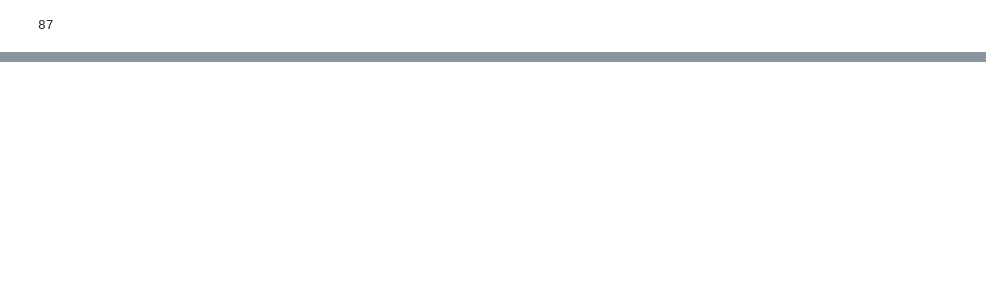
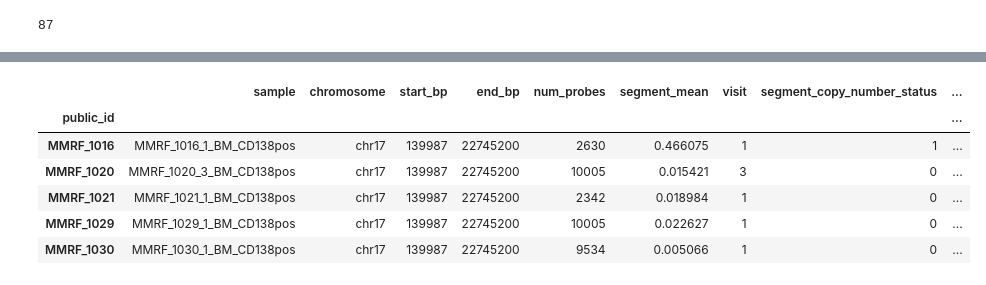
Before and after one commit to JiaGengChang/myegpt-api, a Jupyter notebook: src/question-answer.ipynb, the cells around one changed output, grey strips where cells are left out. Cells and saved outputs as stored; diff of their text form; code cells hidden in the pictures; blank space fills up the shorter version.

```diff
--- a/src/question-answer.ipynb
+++ b/src/question-answer.ipynb
@@ -210,0 +292,11 @@ df_trtresp.query('line==1\
+# %%
+gene_cn = pd.read_csv('result/gene_level_copy_number_ENSG00000141510.csv',index_col=0)
+gene_cn.head()
+# %% [output]
+|  | sample | chromosome | start_bp | end_bp | num_probes | segment_mean | visit | segment_copy_number_status | ... |
+| public_id |  |  |  |  |  |  |  |  | ... |
+| MMRF_1016 | MMRF_1016_1_BM_CD138pos | chr17 | 139987 | 22745200 | 2630 | 0.466075 | 1 | 1 | ... |
+| MMRF_1020 | MMRF_1020_3_BM_CD138pos | chr17 | 139987 | 22745200 | 10005 | 0.015421 | 3 | 0 | ... |
+| MMRF_1021 | MMRF_1021_1_BM_CD138pos | chr17 | 139987 | 22745200 | 2342 | 0.018984 | 1 | 0 | ... |
+| MMRF_1029 | MMRF_1029_1_BM_CD138pos | chr17 | 139987 | 22745200 | 10005 | 0.022627 | 1 | 0 | ... |
+| MMRF_1030 | MMRF_1030_1_BM_CD138pos | chr17 | 139987 | 22745200 | 9534 | 0.005066 | 1 | 0 | ... |
```
Also changed, not shown: parts of 53 cells of this notebook.
